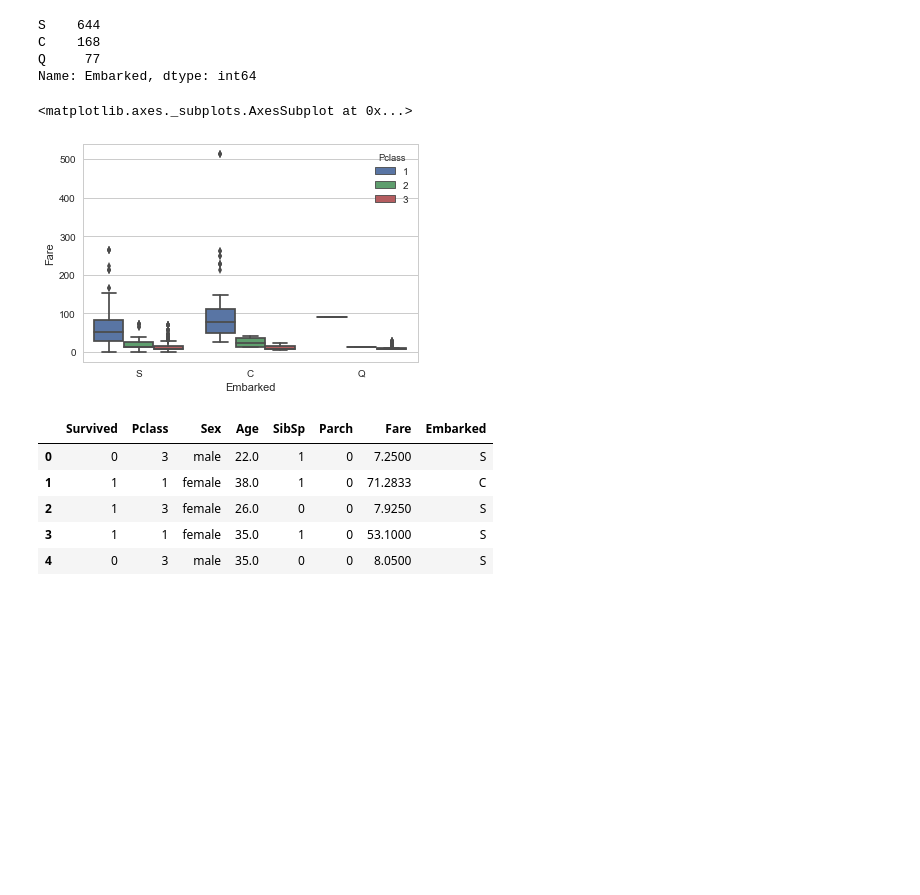
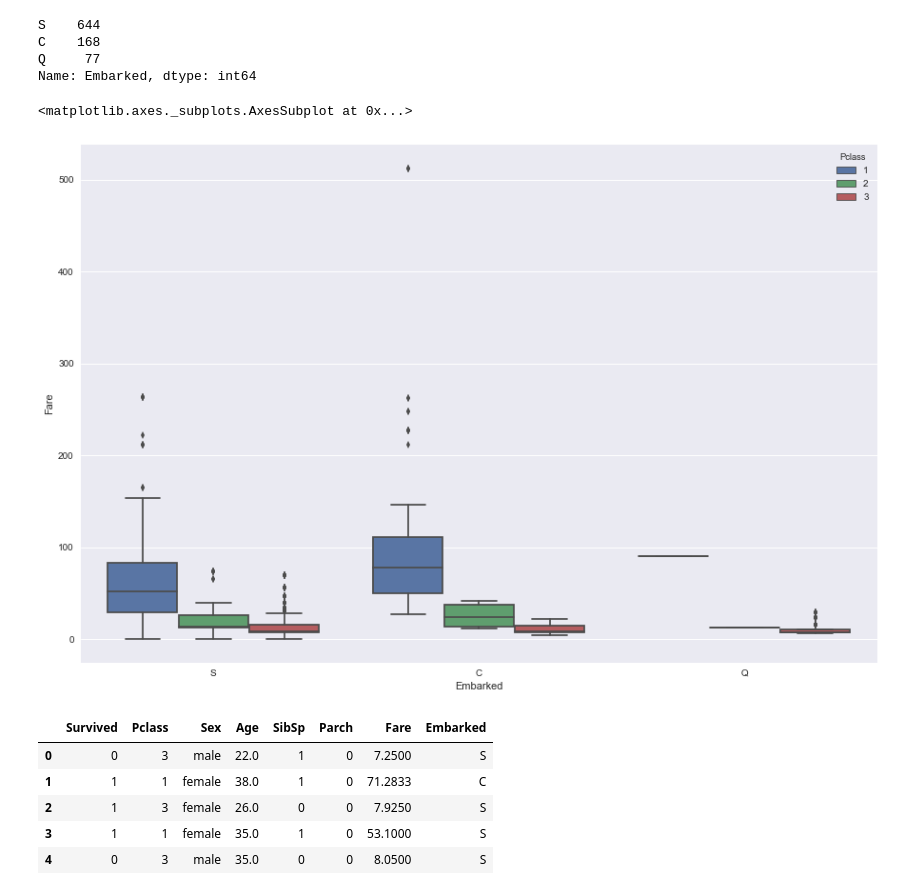
Before and after one commit to xalexchen/machineLearning, a Jupyter notebook: Titanic/Titanic.ipynb, the cells around one changed output. Cells and saved outputs as stored; diff of their text form; code cells hidden in the pictures; blank space fills up the shorter version.

```diff
--- a/Titanic/Titanic.ipynb
+++ b/Titanic/Titanic.ipynb
@@ -82,10 +85,11 @@ C    168
 Q     77
 Name: Embarked, dtype: int64
 # %%
+sns.set(rc={'figure.figsize':(15,10)})
 sns.boxplot(x="Embarked", y="Fare", hue="Pclass", data=df)
 # %% [output]
 <matplotlib.axes._subplots.AxesSubplot at 0x...>
-[figure, old version]
+[figure, new version]
 # %%
 # we replace the missing values in the embarked to "C"
 df["Embarked"] = df["Embarked"].fillna('C')
```
Also changed, not shown: parts of 6 cells of this notebook.
